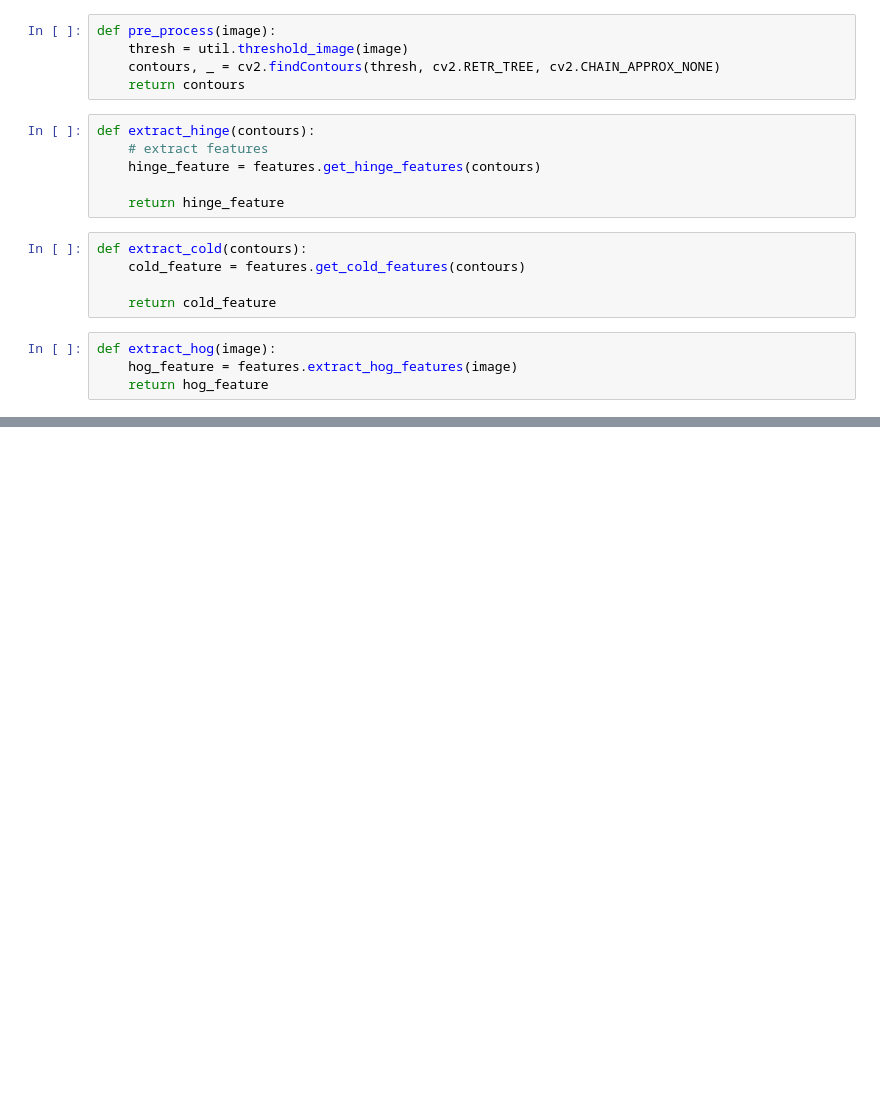
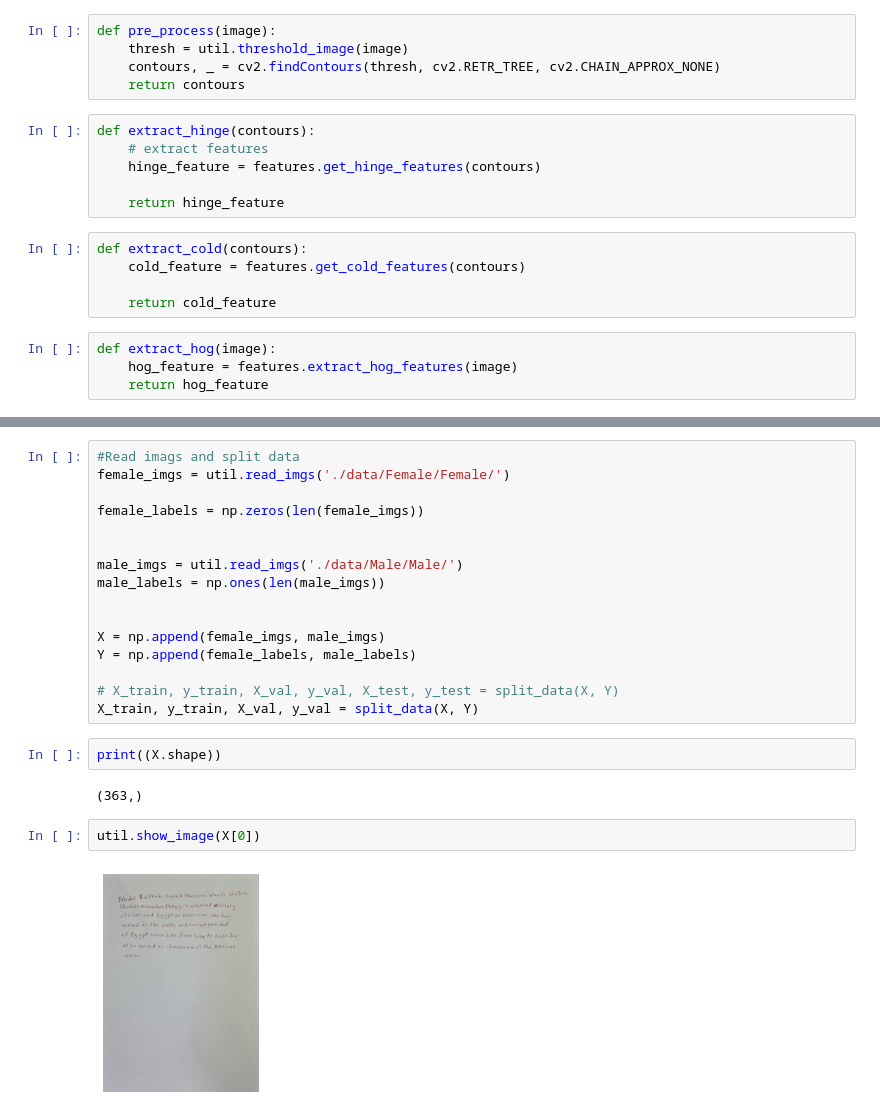
Before and after one commit to NouranHany/Handwriting-Based-Gender-Classification, a Jupyter notebook: final.ipynb, the cells around one changed output, grey strips where cells are left out. Drawn from its saved outputs; the diff is of its cells as text; blank space fills up the shorter version.

```diff
--- a/final.ipynb
+++ b/final.ipynb
@@ -111,0 +140,24 @@ def extract_hog(image):
+# %%
+#Read imags and split data
+female_imgs = util.read_imgs('./data/Female/Female/')
+
+female_labels = np.zeros(len(female_imgs))
+
+
+male_imgs = util.read_imgs('./data/Male/Male/')
+male_labels = np.ones(len(male_imgs))
+
+
+X = np.append(female_imgs, male_imgs)
+Y = np.append(female_labels, male_labels)
+
+# X_train, y_train, X_val, y_val, X_test, y_test = split_data(X, Y)
+X_train, y_train, X_val, y_val = split_data(X, Y)
+# %%
+print((X.shape))
+# %% [output]
+(363,)
+# %%
+util.show_image(X[0])
+# %% [output]
+[figure, added]
```
Also changed, not shown: parts of 12 cells of this notebook.
